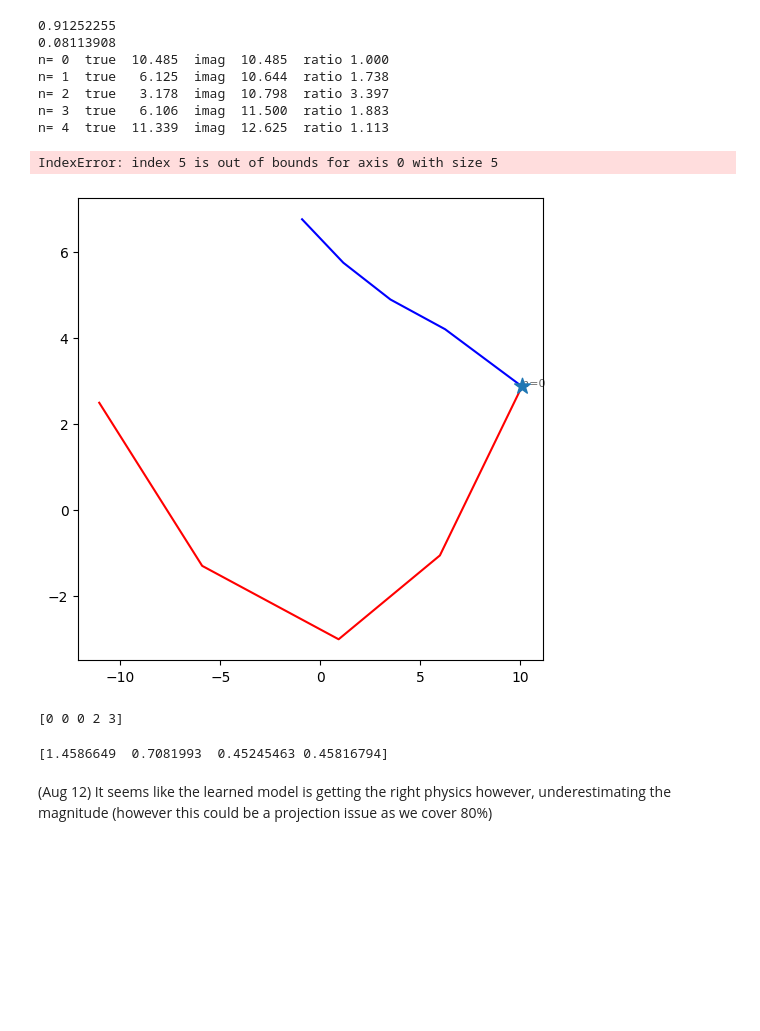
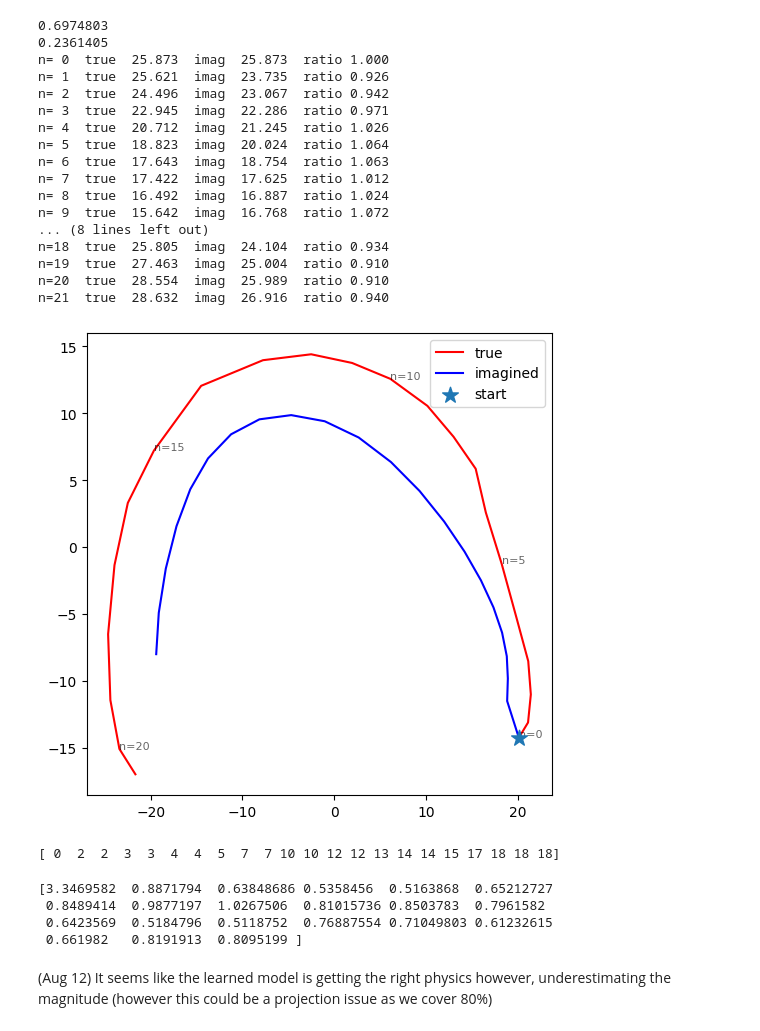
Before and after one commit to InfiniteInbox/JEPAimplementation, a Jupyter notebook: V-JEPA/train.ipynb, the cells around one changed output. Saved outputs shown, nothing was run; the diff lists cells and outputs as text; code cells hidden in the pictures; blank space fills up the shorter version.

Commit message:
Verifying the new N_Roll works, made a lot of Godot changes

```diff
--- a/V-JEPA/train.ipynb
+++ b/V-JEPA/train.ipynb
@@ -98,9 +98,9 @@ rng.shuffle(rest)
 n_val = int(0.15 * len(rest))
 val_id, train_id = set(rest[:n_val]), set(rest[n_val:])
 
-train_ds = BounceDataset("episodes/manifest.json", train_id, stack=8, k=2)
-val_ds   = BounceDataset("episodes/manifest.json", val_id,   stack=8, k=2)
-test_ds  = BounceDataset("episodes/manifest.json", radius_test, stack=8, k=2)
+train_ds = BounceDataset("episodes/manifest.json", train_id, stack=8, k=2, n_roll=12) #(Aug 15) n_roll changed to 12
+val_ds   = BounceDataset("episodes/manifest.json", val_id,   stack=8, k=2, n_roll=12)
+test_ds  = BounceDataset("episodes/manifest.json", radius_test, stack=8, k=2, n_roll=12)
 # %%
 train_loader = DataLoader(train_ds, batch_size=256, shuffle=True, drop_last=True, num_workers=0) # DO NOT USE MORE WORKERS ON MAC or WINDOWS because for some reason Linux is the only one that uses fork (includes the memory of the previous code blocks run) system call when spawining child processes,
 val_loader   = DataLoader(val_ds, batch_size=512, shuffle=False)
@@ -110,7 +110,7 @@ x_encoder = encoder(in_channels=8).to("cuda")
 y_encoder = copy.deepcopy(x_encoder).to("cuda")
 y_encoder.requires_grad_(False)
 M_START = 0.996
-N_ROLL = 4 #(Aug 12) changing from 4 to 12
+N_ROLL = 12 #(Aug 12) changing from 4 to 12
 predictori = predictor().to("cuda")
 opt = torch.optim.AdamW(
     list(x_encoder.parameters()) + list(predictori.parameters()),
@@ -198,43 +198,52 @@ x_encoder.eval(), predictori.eval()
 def load_episode(manifest, seed, device="cuda"):
     entry = next(e for e in manifest if e["seed"] == seed)
     d = np.load(entry["path"])
     return (torch.from_numpy(d["frames"].astype(np.float32) / 255.0).to(device),
             d["states"])
 frames, states = load_episode(manifest, sorted(val_id)[0])
-true, imag = latent_traj(x_encoder, predictori, frames, 8, 2, n_steps=4) #8 is the STACK and 2 is K
+true, imag = latent_traj(x_encoder, predictori, frames, 8, 2, n_steps=21) #8 is the STACK and 2 is K
 
 pca = PCA(n_components=2).fit(true) #pls have 2d be >70%
 
 T2D, I2D = pca.transform(true), pca.transform(imag)
 
 print(pca.explained_variance_ratio_[0]) # x_dir
 print(pca.explained_variance_ratio_[1]) # y_dir
 
 mu = true.mean(0)
 true_norm = np.linalg.norm(true - mu, axis=1)
 imag_norm = np.linalg.norm(imag - mu, axis=1)
 
 for n, (t, i) in enumerate(zip(true_norm, imag_norm)):
     print(f"n={n:2d}  true {t:7.3f}  imag {i:7.3f}  ratio {i/t:.3f}")
 #(Aug 12) The ratio is within acceptable limits, between 0.99 and 1.1
 fig, ax = plt.subplots(figsize=(6,6))
 ax.plot(T2D[:, 0], T2D[:, 1], 'r', label='true')
 ax.plot(I2D[:, 0], I2D[:, 1], 'b', label='imagined')
 ax.scatter(*T2D[0], s=140, marker='*', zorder=5, label='start')
 for i in range(0, 21, 5):
     ax.annotate(f'n={i}', T2D[i], fontsize=8, alpha=0.6)
 ax.legend()
 plt.show()
 # %% [output]
-0.91252255
-0.08113908
-n= 0  true  10.485  imag  10.485  ratio 1.000
-n= 1  true   6.125  imag  10.644  ratio 1.738
-n= 2  true   3.178  imag  10.798  ratio 3.397
-n= 3  true   6.106  imag  11.500  ratio 1.883
-n= 4  true  11.339  imag  12.625  ratio 1.113
+0.6974803
+0.2361405
+n= 0  true  25.873  imag  25.873  ratio 1.000
+n= 1  true  25.621  imag  23.735  ratio 0.926
+n= 2  true  24.496  imag  23.067  ratio 0.942
+n= 3  true  22.945  imag  22.286  ratio 0.971
+n= 4  true  20.712  imag  21.245  ratio 1.026
+n= 5  true  18.823  imag  20.024  ratio 1.064
+n= 6  true  17.643  imag  18.754  ratio 1.063
+n= 7  true  17.422  imag  17.625  ratio 1.012
+n= 8  true  16.492  imag  16.887  ratio 1.024
+n= 9  true  15.642  imag  16.768  ratio 1.072
+... (8 lines left out)
+n=18  true  25.805  imag  24.104  ratio 0.934
+n=19  true  27.463  imag  25.004  ratio 0.910
+n=20  true  28.554  imag  25.989  ratio 0.910
+n=21  true  28.632  imag  26.916  ratio 0.940
-IndexError: index 5 is out of bounds for axis 0 with size 5
-[figure, old version]
+[figure, new version]
 # %%
 from scipy.spatial.distance import cdist
 
@@ -243,7 +252,7 @@ D = cdist(imag, true)
 print(D.argmin(axis=1)) # (Aug 12) The index is lagging but its predicting the actual route well.
 # i.e its underestimated the speed
 # %% [output]
-[0 0 0 2 3]
+[ 0  2  2  3  3  4  4  5  7  7 10 10 12 12 13 14 14 15 17 18 18 18]
 # %%
 #(Aug 12) Checking the actual diff
 true_steps = np.linalg.norm(np.diff(true, axis=0), axis=1)
@@ -251,7 +260,10 @@ imag_steps = np.linalg.norm(np.diff(imag, axis=0), axis=1)
 print(imag_steps / true_steps)
 #(Aug 12) the actual diff is less than 1, hence its a pred error, not an extrap error
 # %% [output]
-[1.4586649  0.7081993  0.45245463 0.45816794]
+[3.3469582  0.8871794  0.63848686 0.5358456  0.5163868  0.65212727
+ 0.8489414  0.9877197  1.0267506  0.81015736 0.8503783  0.7961582
+ 0.6423569  0.5184796  0.5118752  0.76887554 0.71049803 0.61232615
+ 0.661982   0.8191913  0.8095199 ]
 # %% [markdown]
 (Aug 12) It seems like the learned model is getting the right physics however, underestimating the magnitude (however this could be a projection issue as we cover 80%)
 # %% [markdown]
```
Also changed, not shown: parts of 2 cells of this notebook.
